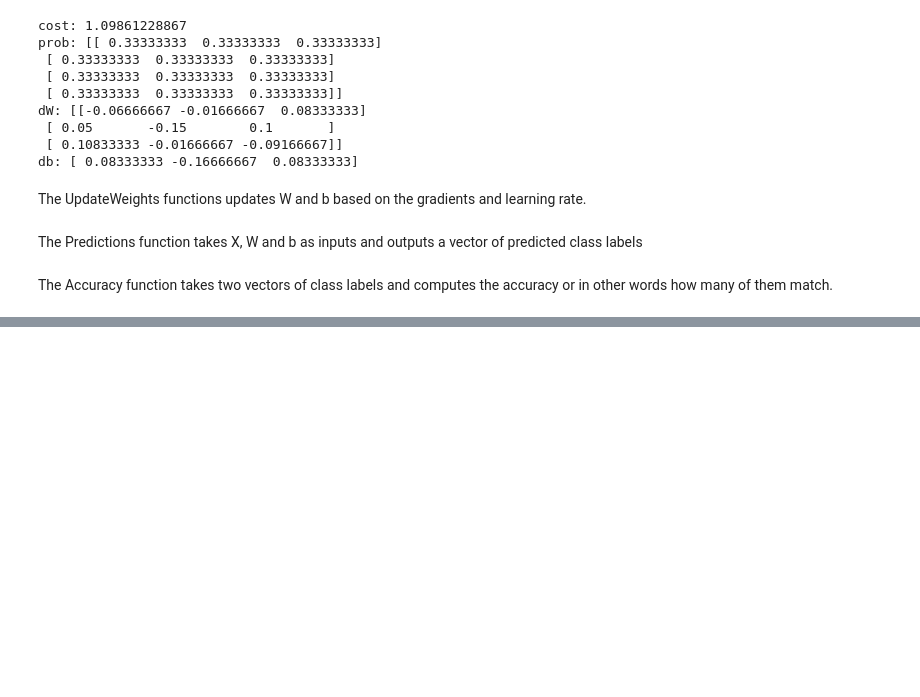
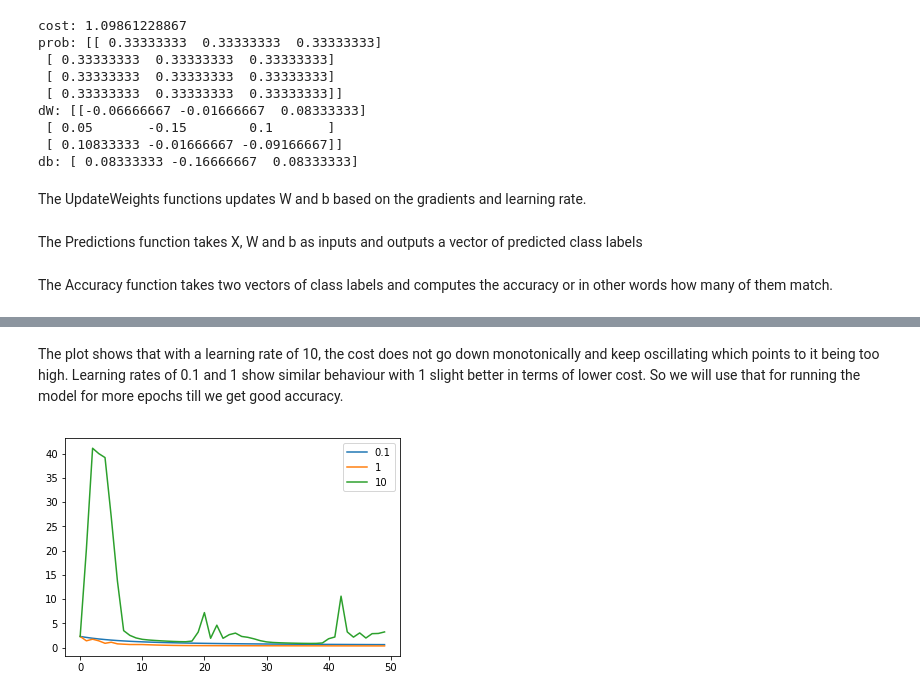
Before and after one commit to andyops/MNIST_Notebooks, a Jupyter notebook: MNIST_NP_Softmax_Basic.ipynb, the cells around one changed output, grey strips where cells are left out. Cells and saved outputs as stored; diff of their text form; code cells hidden in the pictures; blank space fills up the shorter version.

```diff
--- a/MNIST_NP_Softmax_Basic.ipynb
+++ b/MNIST_NP_Softmax_Basic.ipynb
@@ -208,0 +243,8 @@ The plot also shows clearly that with a learning rate of 0.1 the cost converges
+# %%
+X = mnist.train.images
+Y = mnist.train.labels
+labels = np.argmax(Y,axis=1)
+print(X.shape,Y.shape,labels.shape)
+
+W, b = InitWeights(X, Y)
+print(W.shape,b.shape)
@@ -208,0 +278,14 @@ The plot also shows clearly that with a learning rate of 0.1 the cost converges
+# %%
+allCostHistory = {}
+trainAccuracyHistory = {}
+iterations=100
+for learningRate in [0.1,1,10]:
+    W, b, costHistory, trainAccuracy = TrainModel(X, Y, labels, iterations, learningRate,verbose=True)
+    trainAccuracyHistory[learningRate] = trainAccuracy
+    allCostHistory[learningRate] = costHistory
+    print("learningRate =", learningRate)
+    print("W =", W)
+    print("b = ", b)
+    print("cost = ", costHistory[-1])
+    print("training accuracy = ", trainAccuracy)
+    print("\n\n")
@@ -208,0 +310,9 @@ The plot also shows clearly that with a learning rate of 0.1 the cost converges
+# %% [markdown]
+The plot shows that with a learning rate of 10, the cost does not go down monotonically and keep oscillating which points to it being too high. Learning rates of 0.1 and 1 show similar behaviour with 1 slight better in terms of lower cost. So we will use that for running the model for more epochs till we get good accuracy.
+# %%
+for ch in allCostHistory:
+    plt.plot(allCostHistory[ch], label=ch)
+plt.legend()
+plt.show()
+# %% [output]
+[figure, added]
```
Also changed, not shown: parts of 29 cells of this notebook, 2 other files.
